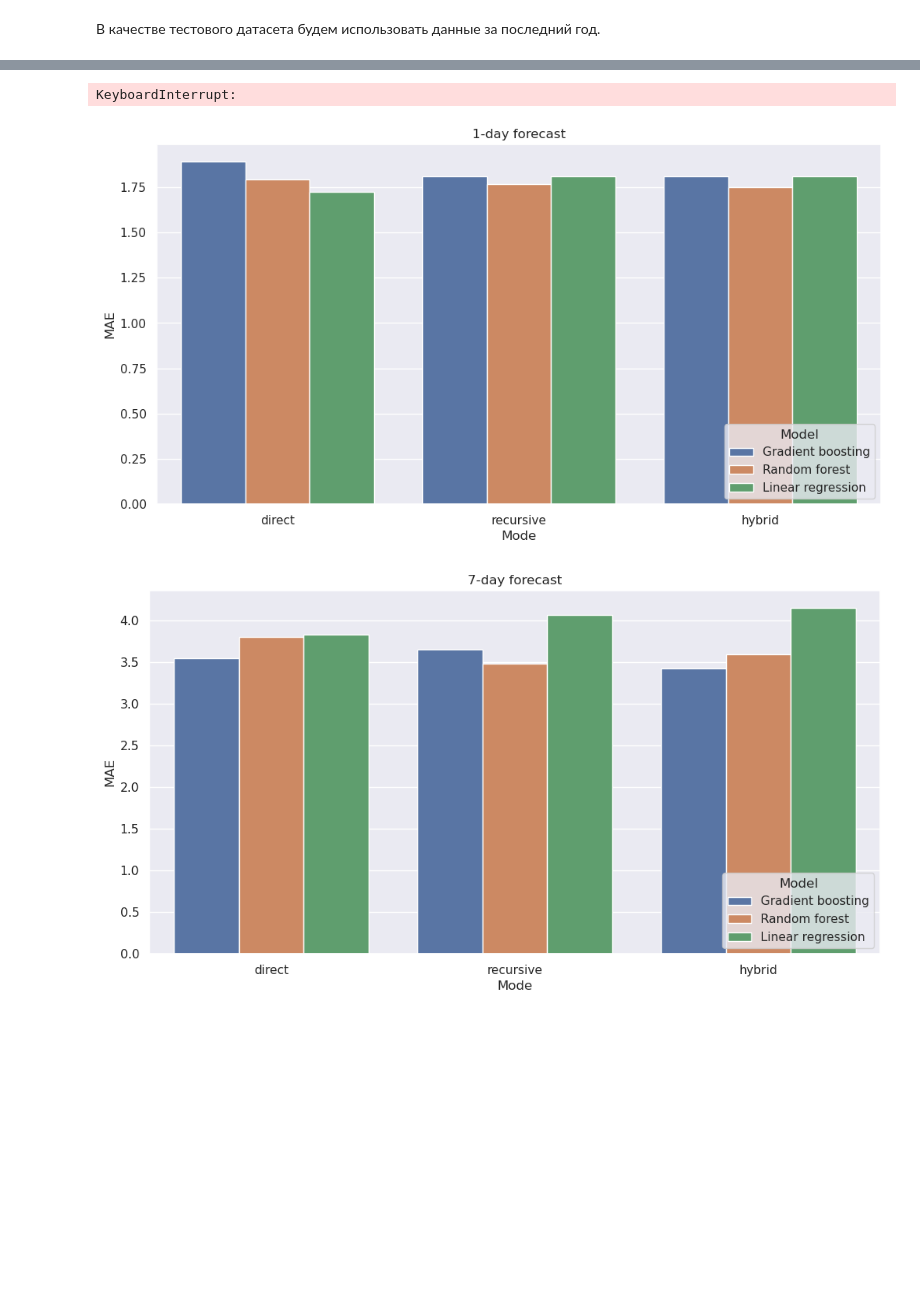
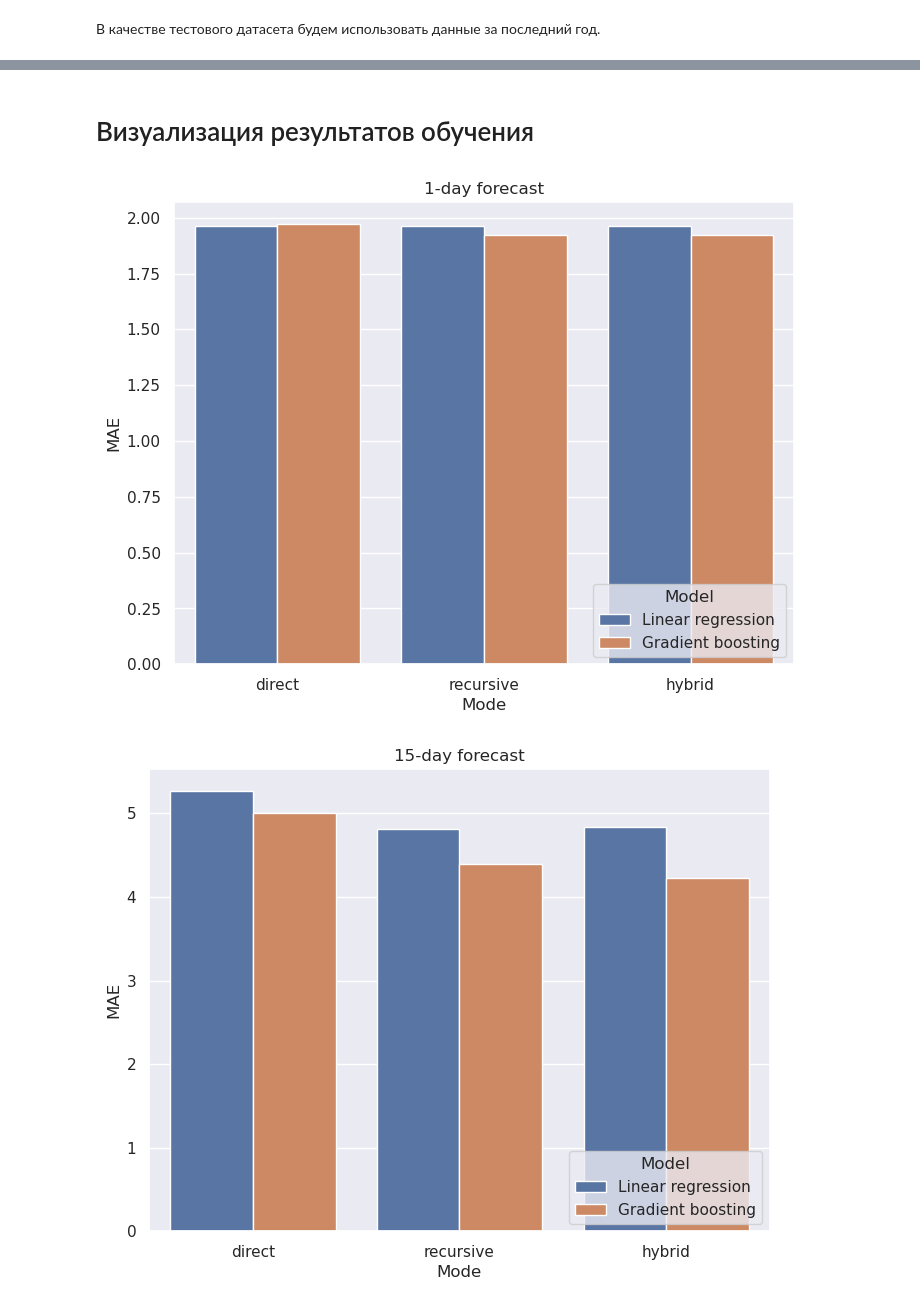
Before and after one commit to Tematikys/Weather-Predictor, a Jupyter notebook: train.ipynb, the cells around one changed output, grey strips where cells are left out. Cells and saved outputs as stored; diff of their text form; code cells hidden in the pictures; blank space fills up the shorter version.

Commit message:
final model

```diff
--- a/train.ipynb
+++ b/train.ipynb
@@ -150,5 +124,5 @@ plt.show()
 # %% [markdown]
 В качестве тестового датасета будем использовать данные за последний год.
 # %%
-data_train = data[:-365]
-data_test = data[-365:]
+data_train = data[:-365].copy()
+data_test = data[-365:].copy()
@@ -168,7 +154,7 @@ def extract_features(data: pd.DataFrame, model_idx: int, window_size: int = 3, m
 
     values = data.values.reshape(-1)
     date = data.index[-1] + datetime.timedelta(days=1 + model_idx)
-    day = (date - start).days
+    day = (date - start_date).days
     month = date.month
     return np.concatenate([values, [day, month]])
 # %%
@@ -223,7 +209,7 @@ def predict(data: pd.DataFrame, models, window_size: int = 3, mode: str = "hybri
 
     return predictions
 # %%
-def score_models(data_test, models, window_size: int = 3, mode: str = "hybrid"):
+def score_models(data_test, models, scaler=None, window_size: int = 3, mode: str = "hybrid"):
     input_size = len(data_test)
     predict_size = len(models)
 
@@ -235,14 +221,19 @@ def score_models(data_test, models, window_size: int = 3, mode: str = "hybrid"):
         predictions[i] = predict(data_test[:window_size + i], models, window_size, mode).values
         targets[i] = data_test[window_size + i:window_size + predict_size + i]["tavg"].values
 
+    if scaler is not None:
+        h, w = predictions.shape
+        predictions = scaler.inverse_transform(predictions.reshape(-1, 1)).reshape(h, w)
+        targets = scaler.inverse_transform(targets.reshape(-1, 1)).reshape(h, w)
+
     return np.mean(np.abs(targets - predictions), axis=0)
 # %%
 window_size = 15
 predict_size = 15
 
 modes = ["direct", "recursive", "hybrid"]
-estimators = {"Gradient boosting": (CatBoostRegressor, {"verbose": 0}),
-              "Linear regression": (LinearRegression, {})}
+estimators = {"Linear regression": (LinearRegression, {}),
+              "Gradient boosting": (CatBoostRegressor, {"verbose": 0})}
 
 result_models = {}
 result_scores = {}
@@ -255,37 +246,32 @@ for mode in modes:
     for estimator_name, (estimator, params) in estimators.items():
         models = train_models(data_train, estimator, params, predict_size, window_size, mode)
         result_models[mode][estimator_name] = models
-        scores = score_models(data_test, models, window_size, mode)
+        scores = score_models(data_test, models, temp_scaler, window_size, mode)
         result_scores[mode][estimator_name] = scores
         bar.update()
-# %% [output]
-KeyboardInterrupt:
+# %% [markdown]
+# Визуализация результатов обучения
 # %%
 rows = []
 for train_mode, models in result_scores.items():
     for model, values in models.items():
-        rows.append([train_mode, model, values[0], values[6]])
+        rows.append([train_mode, model, values[0], values[14]])
 
-df = pd.DataFrame(rows, columns=['train_mode', 'model', 'value1', 'value7'])
+df = pd.DataFrame(rows, columns=["train_mode", "model", "1-day forecast", "15-day forecast"])
 
-plt.figure(figsize=(12, 6))
-sns.barplot(data=df, x='train_mode', y='value1', hue='model', dodge=True)
-plt.title('1-day forecast')
-plt.xlabel('Mode')
-plt.ylabel('MAE')
-plt.legend(title='Model', loc="lower right")
-plt.show()
+value_names = ["1-day forecast", "15-day forecast"]
 
-plt.figure(figsize=(12, 6))
-sns.barplot(data=df, x='train_mode', y='value7', hue='model', dodge=True)
-plt.title('7-day forecast')
-plt.xlabel('Mode')
-plt.ylabel('MAE')
-plt.legend(title='Model', loc="lower right")
-plt.show()
+for value_name in value_names:
+    plt.figure(figsize=(8, 6))
+    sns.barplot(data=df, x="train_mode", y=value_name, hue="model", dodge=True)
+    plt.title(value_name)
+    plt.xlabel("Mode")
+    plt.ylabel("MAE")
+    plt.legend(title="Model", loc="lower right")
+    plt.show()
 # %% [output]
-[figure, old version]
+[figure, new version]
-[figure, old version]
+[figure, new version]
 # %%
 for model_name in estimators:
     rows = []
```
Also changed, not shown: parts of 35 cells of this notebook, 1 other file.
